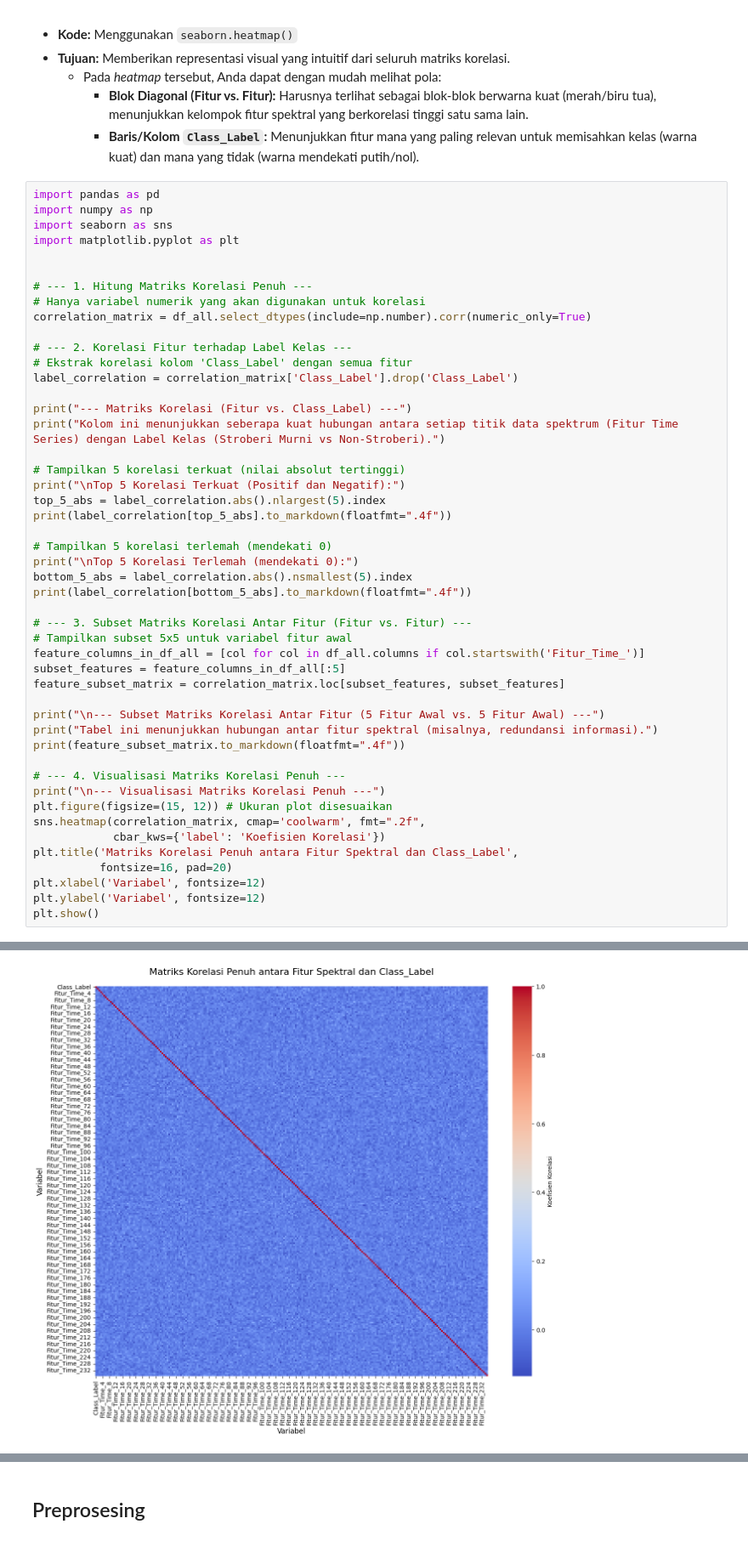
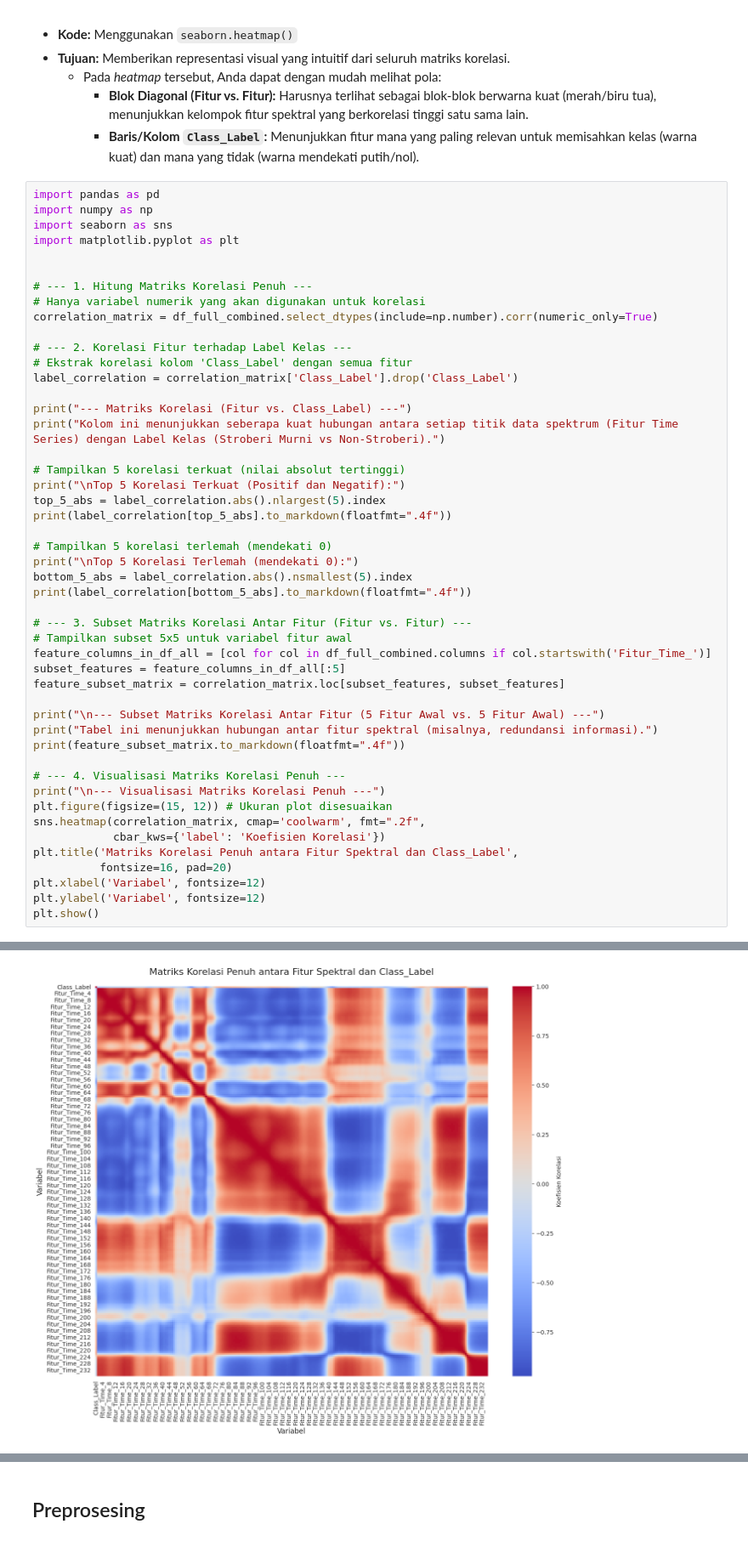
Before and after one commit to dhyos/PSD, a Jupyter notebook: _sources/UAS_Project.ipynb, the cells around one changed output, grey strips where cells are left out. Shown: that part at 85% size. Drawn from its saved outputs; the diff is of its cells as text.

```diff
--- a/_sources/UAS_Project.ipynb
+++ b/_sources/UAS_Project.ipynb
@@ -447,7 +533,7 @@ import matplotlib.pyplot as plt
 
 # --- 1. Hitung Matriks Korelasi Penuh ---
 # Hanya variabel numerik yang akan digunakan untuk korelasi
-correlation_matrix = df_all.select_dtypes(include=np.number).corr(numeric_only=True)
+correlation_matrix = df_full_combined.select_dtypes(include=np.number).corr(numeric_only=True)
 
 # --- 2. Korelasi Fitur terhadap Label Kelas ---
 # Ekstrak korelasi kolom 'Class_Label' dengan semua fitur
@@ -468,7 +554,7 @@ print(label_correlation[bottom_5_abs].to_markdown(floatfmt=".4f"))
 
 # --- 3. Subset Matriks Korelasi Antar Fitur (Fitur vs. Fitur) ---
 # Tampilkan subset 5x5 untuk variabel fitur awal
-feature_columns_in_df_all = [col for col in df_all.columns if col.startswith('Fitur_Time_')]
+feature_columns_in_df_all = [col for col in df_full_combined.columns if col.startswith('Fitur_Time_')]
 subset_features = feature_columns_in_df_all[:5]
 feature_subset_matrix = correlation_matrix.loc[subset_features, subset_features]
 
@@ -505,3 +591,3 @@ Top 5 Korelasi Terlemah (mendekati 0):
 
 --- Visualisasi Matriks Korelasi Penuh ---
-[figure, old version]
+[figure, new version]
```
Also changed, not shown: parts of 28 cells of this notebook, 25 other files.
